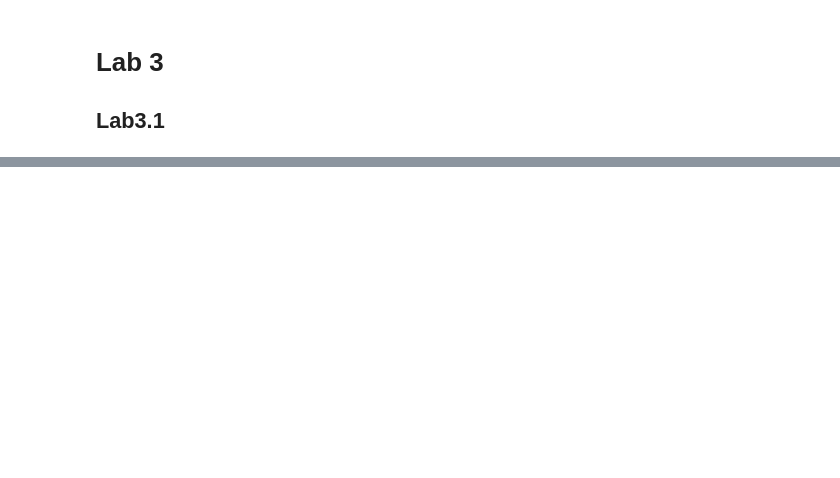
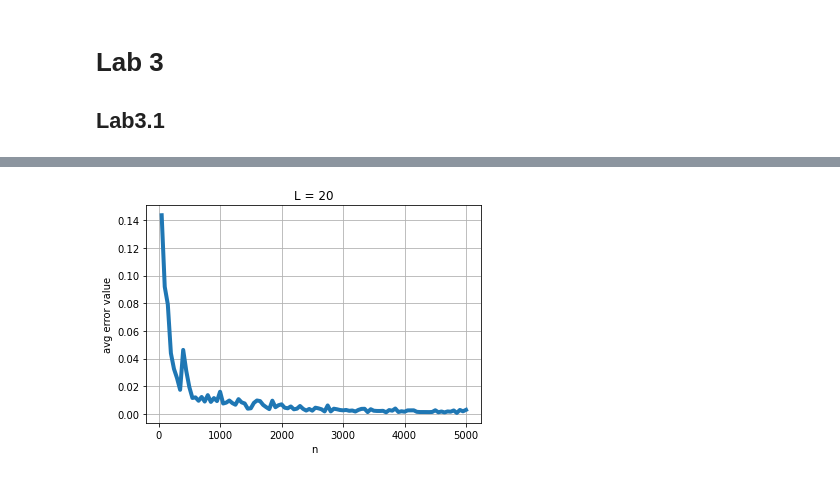
Before and after one commit to John15321/iims, a Jupyter notebook: lab0.ipynb, the cells around one changed output, grey strips where cells are left out. Saved outputs shown, nothing was run; the diff lists cells and outputs as text; code cells hidden in the pictures; blank space fills up the shorter version.

```diff
--- a/lab0.ipynb
+++ b/lab0.ipynb
@@ -702,3 +652,23 @@ Variance Est. = 6758838.252725795
+# %%
+def est_avg(x):
+    return np.sum(x) / len(x)
+
+
+def est_weight_var(x):
+    average = est_avg(x)
+    return np.sum(np.square(x - average)) / len(x)
+
+
+def est_var(x):
+    average = est_avg(x)
+    return np.sum(np.square(x - average)) / (len(x) - 1)
+
+
+def generate_from_normal(avg, sigma2, sets, numbers_in_set):
+    generated_sets = []
+    for i in range(sets):
+        generated_sets.append(norm(avg, sigma2, numbers_in_set))
+    return generated_sets
 # %%
 def generate_sets(avg, std_dev, num_of_sets, n):
     set_list = []
@@ -734,0 +740,59 @@ def empirical_error(avg, std_dev, num_of_sets, n, mode):
+# %%
+average = 0.0
+standard_dev = 3.0
+l = np.array([20, 80])
+n = np.arange(50, 5001, 50)
+fig_count = 1
+
+for i in l:
+    errors_a = []
+    errors_w = []
+    errors_v = []
+
+    for j in n:
+        random_set = generate_from_normal(average, standard_dev, i, j)
+        ea = []
+        ew = []
+        ev = []
+
+        for k in range(i):
+            ea.append(est_avg(random_set[k]))
+            ew.append(est_weight_var(random_set[k]))
+            ev.append(est_var(random_set[k]))
+
+        errors_a.append(np.sum(np.square(np.array(ea) - average)) / i)
+
+        errors_w.append(np.sum(np.square(np.array(ew) - standard_dev**2)) / i)
+
+        errors_v.append(np.sum(np.square(np.array(ev) - standard_dev**2)) / i)
+
+    print("\nError of expected value estimator:")
+    fig_count += 1
+    plt.figure(fig_count)
+    plt.plot(n, errors_a, linewidth="4")
+    plt.title(f"L = {i}")
+    plt.grid()
+    plt.xlabel("n")
+    plt.ylabel("avg error value")
+    plt.show()
+
+    print("\nError of weighted variance estimator:")
+    fig_count += 1
+    plt.figure(fig_count)
+    plt.plot(n, errors_w, linewidth="4")
+    plt.title(f"L = {i}")
+    plt.grid()
+    plt.xlabel("n")
+    plt.ylabel("weighted var error value")
+    plt.show()
+
+    print("\nError of variance estimator:")
+    fig_count += 1
+    plt.figure(fig_count)
+    plt.plot(n, errors_v, linewidth="4")
+    plt.title(f"L = {i}")
+    plt.grid()
+    plt.xlabel("n")
+    plt.ylabel("var error value")
+    plt.show()
+# %% [output]
@@ -734,0 +800 @@ def empirical_error(avg, std_dev, num_of_sets, n, mode):
+[figure, added]
```
Also changed, not shown: parts of 13 cells of this notebook.
